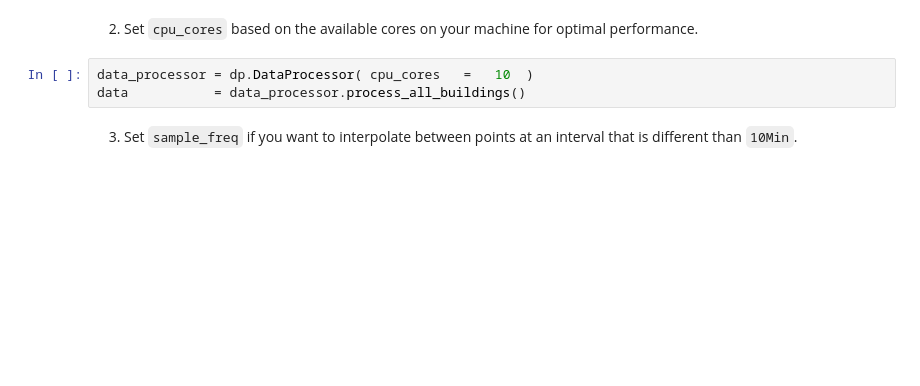
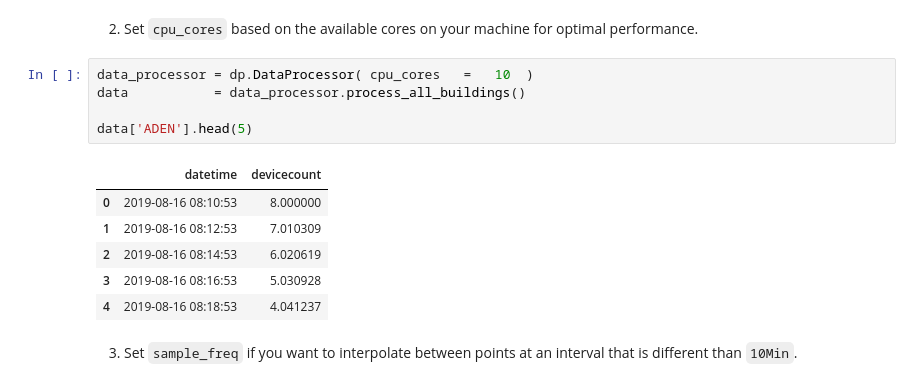
Before and after one commit to reisertyler/modeling-people-flow, a Jupyter notebook: DataProcessor.ipynb, the cells around one changed output. Drawn from its saved outputs; the diff is of its cells as text; blank space fills up the shorter version.

```diff
--- a/DataProcessor.ipynb
+++ b/DataProcessor.ipynb
@@ -173,6 +155,15 @@ data           = data_processor.process_all_buildings()
 # %%
 data_processor = dp.DataProcessor( cpu_cores   =   10  )
 data           = data_processor.process_all_buildings()
+
+data['ADEN'].head(5)
+# %% [output]
+|  | datetime | devicecount |
+| 0 | 2019-08-16 08:10:53 | 8.000000 |
+| 1 | 2019-08-16 08:12:53 | 7.010309 |
+| 2 | 2019-08-16 08:14:53 | 6.020619 |
+| 3 | 2019-08-16 08:16:53 | 5.030928 |
+| 4 | 2019-08-16 08:18:53 | 4.041237 |
 # %% [markdown]
 3. Set `sample_freq` if you want to interpolate between points at an interval that is different than `10Min`.
 # %%
```
Also changed, not shown: parts of 30 cells of this notebook, 1 other file.
